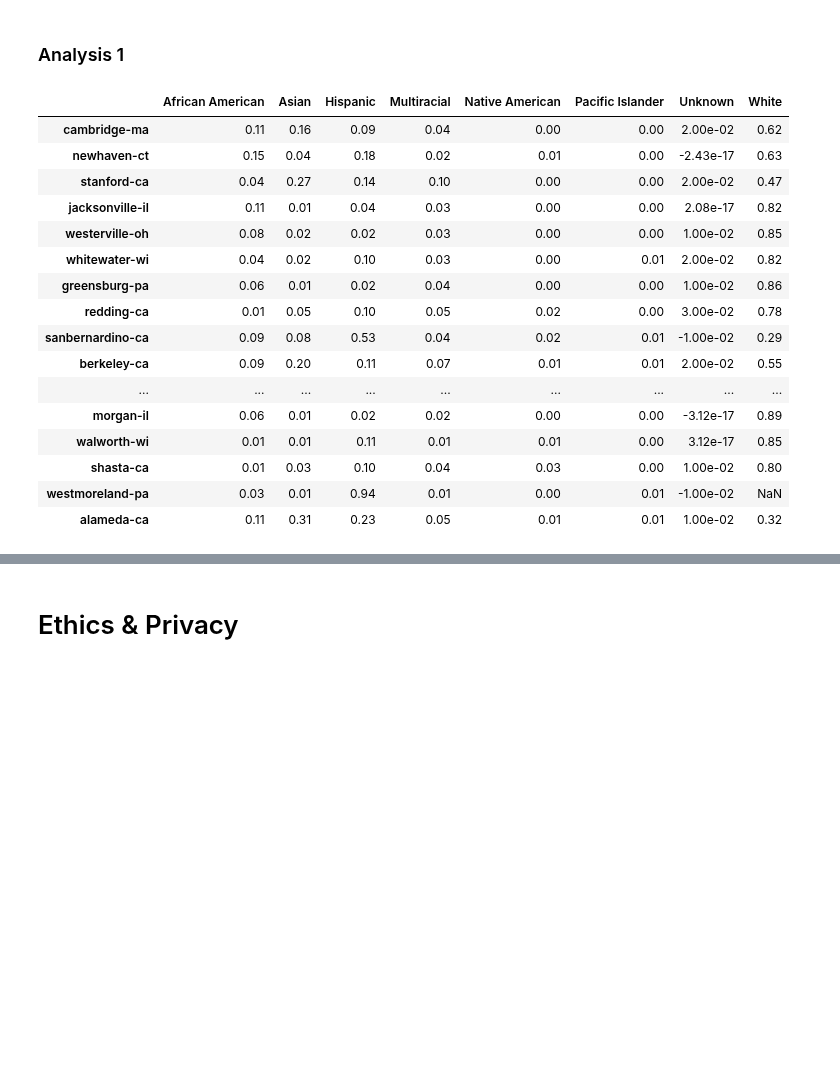
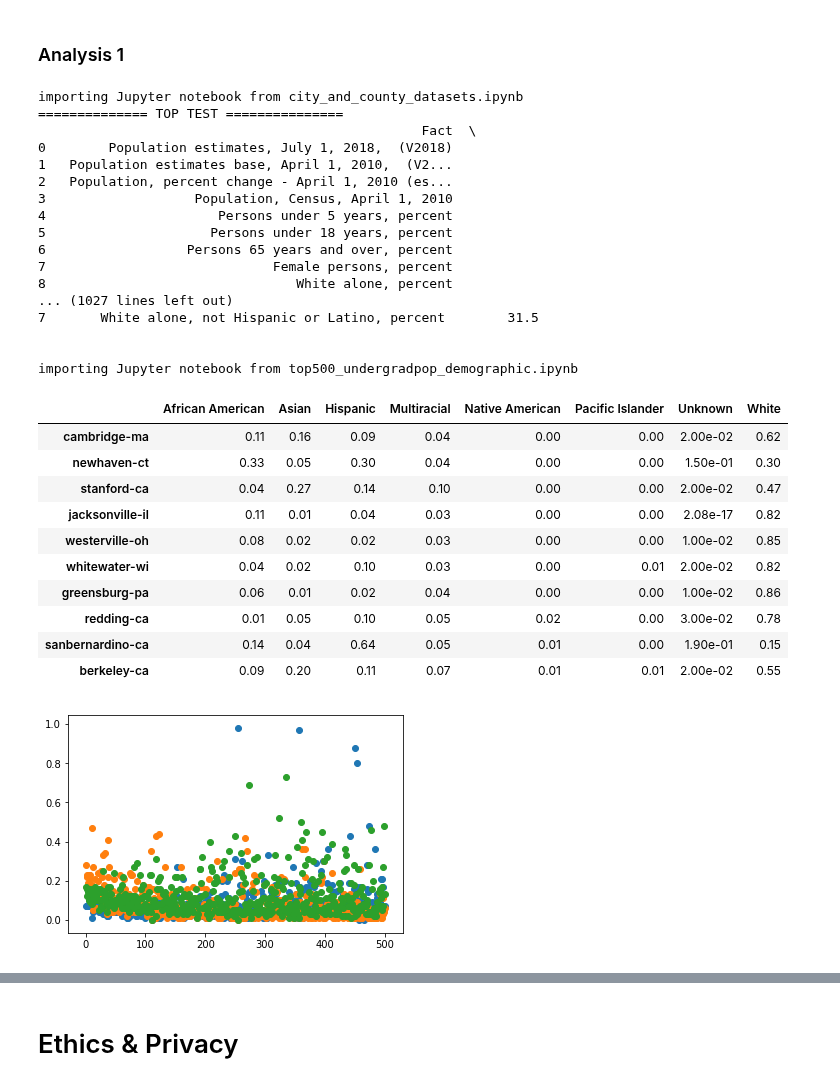
Before and after one commit to nforesti/education, a Jupyter notebook: FinalProject.ipynb, the cells around one changed output, grey strips where cells are left out. Saved outputs shown, nothing was run; the diff lists cells and outputs as text; code cells hidden in the pictures; blank space fills up the shorter version.

```diff
--- a/FinalProject.ipynb
+++ b/FinalProject.ipynb
@@ -67,31 +67,45 @@ Describe your data cleaning steps here.
 # %% [markdown]
 ### Analysis 1
 # %%
+# to run this you will need to go to your terminal and type in: pip install import-ipynb
 import import_ipynb
 import city_and_county_datasets as citydata
 import top500_undergradpop_demographic as undergrad_demo
 
 df_undergrads = undergrad_demo.df_top500
 df_cities = citydata.df_cities
+df_counties = citydata.df_counties
 df_cities
 # %% [output]
+importing Jupyter notebook from city_and_county_datasets.ipynb
+============== TOP TEST ===============
+                                                 Fact  \
+0        Population estimates, July 1, 2018,  (V2018)
+1   Population estimates base, April 1, 2010,  (V2...
+2   Population, percent change - April 1, 2010 (es...
+3                   Population, Census, April 1, 2010
+4                      Persons under 5 years, percent
+5                     Persons under 18 years, percent
+6                  Persons 65 years and over, percent
+7                             Female persons, percent
+8                                White alone, percent
+... (1027 lines left out)
+7       White alone, not Hispanic or Latino, percent        31.5
+
+
+importing Jupyter notebook from top500_undergradpop_demographic.ipynb
 |  | African American | Asian | Hispanic | Multiracial | Native American | Pacific Islander | Unknown | White |
 | cambridge-ma | 0.11 | 0.16 | 0.09 | 0.04 | 0.00 | 0.00 | 2.00e-02 | 0.62 |
-| newhaven-ct | 0.15 | 0.04 | 0.18 | 0.02 | 0.01 | 0.00 | -2.43e-17 | 0.63 |
+| newhaven-ct | 0.33 | 0.05 | 0.30 | 0.04 | 0.00 | 0.00 | 1.50e-01 | 0.30 |
 | stanford-ca | 0.04 | 0.27 | 0.14 | 0.10 | 0.00 | 0.00 | 2.00e-02 | 0.47 |
 | jacksonville-il | 0.11 | 0.01 | 0.04 | 0.03 | 0.00 | 0.00 | 2.08e-17 | 0.82 |
 | westerville-oh | 0.08 | 0.02 | 0.02 | 0.03 | 0.00 | 0.00 | 1.00e-02 | 0.85 |
 | whitewater-wi | 0.04 | 0.02 | 0.10 | 0.03 | 0.00 | 0.01 | 2.00e-02 | 0.82 |
 | greensburg-pa | 0.06 | 0.01 | 0.02 | 0.04 | 0.00 | 0.00 | 1.00e-02 | 0.86 |
 | redding-ca | 0.01 | 0.05 | 0.10 | 0.05 | 0.02 | 0.00 | 3.00e-02 | 0.78 |
-| sanbernardino-ca | 0.09 | 0.08 | 0.53 | 0.04 | 0.02 | 0.01 | -1.00e-02 | 0.29 |
+| sanbernardino-ca | 0.14 | 0.04 | 0.64 | 0.05 | 0.01 | 0.00 | 1.90e-01 | 0.15 |
 | berkeley-ca | 0.09 | 0.20 | 0.11 | 0.07 | 0.01 | 0.01 | 2.00e-02 | 0.55 |
-| ... | ... | ... | ... | ... | ... | ... | ... | ... |
-| morgan-il | 0.06 | 0.01 | 0.02 | 0.02 | 0.00 | 0.00 | -3.12e-17 | 0.89 |
-| walworth-wi | 0.01 | 0.01 | 0.11 | 0.01 | 0.01 | 0.00 | 3.12e-17 | 0.85 |
-| shasta-ca | 0.01 | 0.03 | 0.10 | 0.04 | 0.03 | 0.00 | 1.00e-02 | 0.80 |
-| westmoreland-pa | 0.03 | 0.01 | 0.94 | 0.01 | 0.00 | 0.01 | -1.00e-02 | NaN |
-| alameda-ca | 0.11 | 0.31 | 0.23 | 0.05 | 0.01 | 0.01 | 1.00e-02 | 0.32 |
+[figure, added]
 # %%
 df_undergrads
 # %% [output]
```
Also changed, not shown: parts of 2 cells of this notebook, 1 other file.
